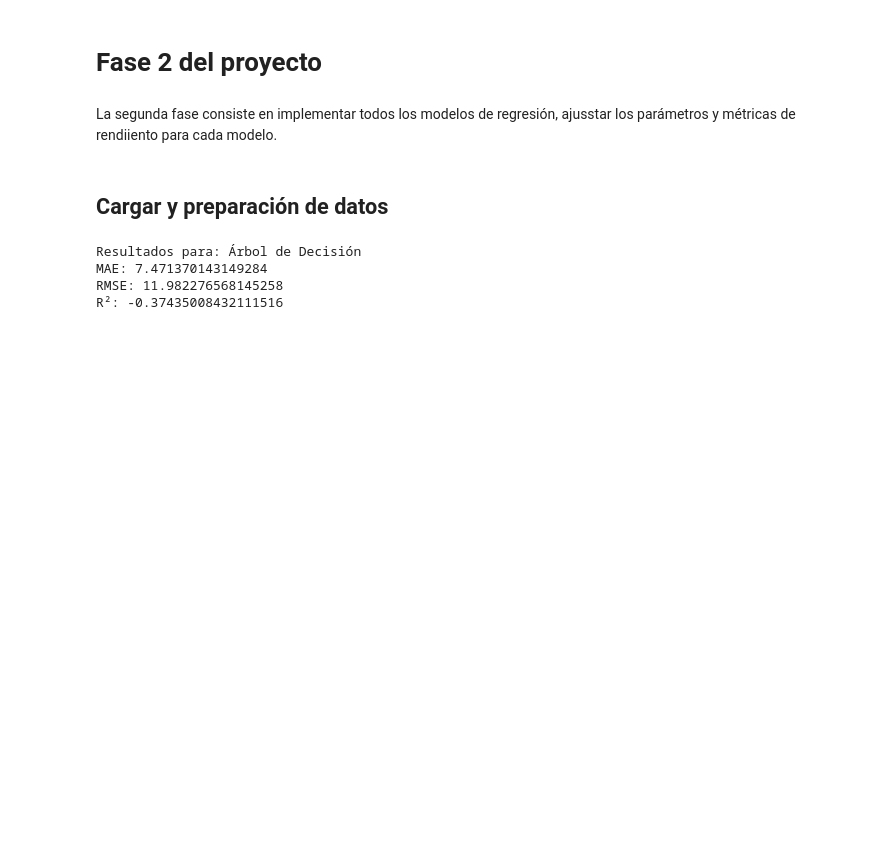
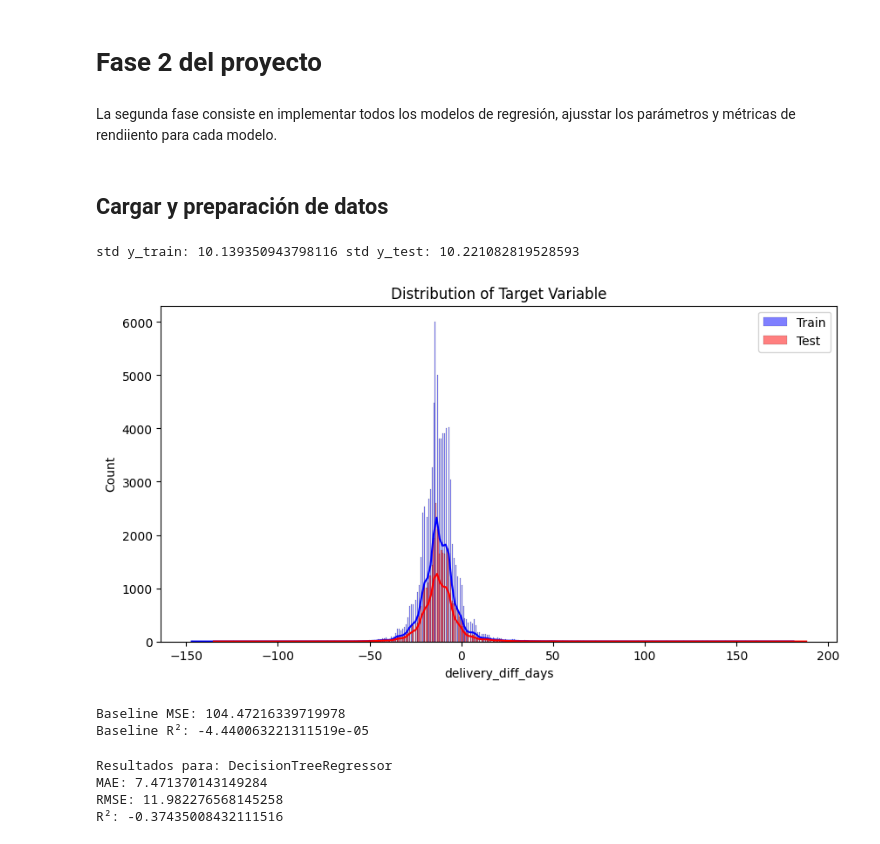
Before and after one commit to tsc221645/CC3074_Proyecto_Final, a Jupyter notebook: semana2/fase2.ipynb, the cells around one changed output. Cells and saved outputs as stored; diff of their text form; code cells hidden in the pictures; blank space fills up the shorter version.

Commit message:
Debugging and graphs
Possible solution: Use classifiers instead of regressors due to low variability between data. Small variation in data gives small r^2

```diff
--- a/semana2/fase2.ipynb
+++ b/semana2/fase2.ipynb
@@ -46,6 +46,20 @@ X_scaled = scaler.fit_transform(X)
 
 # Split
 X_train, X_test, y_train, y_test = train_test_split(X_scaled, y, test_size=0.3, random_state=42)
+print(f"std y_train: {y_train.std()} std y_test: {y_test.std()}")
+# %% [output]
+std y_train: 10.139350943798116 std y_test: 10.221082819528593
+# %%
+import seaborn as sns
+import matplotlib.pyplot as plt
+plt.figure(figsize=(10,5))
+sns.histplot(y_train, kde=True, color='blue', label='Train')
+sns.histplot(y_test, kde=True, color='red', label='Test')
+plt.legend()
+plt.title('Distribución de la variable objetivo')
+plt.show()
+# %% [output]
+[figure, added]
 # %%
 from sklearn.tree import DecisionTreeRegressor
 from sklearn.ensemble import RandomForestRegressor
@@ -54,23 +68,36 @@ from sklearn.metrics import mean_absolute_error, mean_squared_error, r2_score
 
 models = {
     "Árbol de Decisión": DecisionTreeRegressor(random_state=42),
-    "Random Forest": RandomForestRegressor(n_estimators=100, random_state=42),
+    "Random Forest": RandomForestRegressor(n_estimators=50, random_state=42),
     "Regresión Lineal": LinearRegression()
 }
 
-# Entrenar y evaluar
-for name, model in models.items():
-    model.fit(X_train, y_train)
-    y_pred = model.predict(X_test)
+def get_statistics(name: object, y_test, y_pred) -> None:
     mse = mean_squared_error(y_test, y_pred)
     rmse = np.sqrt(mse)
 
-    print(f"\nResultados para: {name}")
+    print(f"\nResultados para: {name.__class__.__qualname__}")
     print("MAE:", mean_absolute_error(y_test, y_pred))
     print("RMSE:", rmse)
     print("R²:", r2_score(y_test, y_pred))
-# %% [output]
-Resultados para: Árbol de Decisión
-MAE: 7.471370143149284
-RMSE: 11.982276568145258
-R²: -0.37435008432111516
+# %%
+# predecir promedio para cada muestra
+y_pred_baseline = np.full(shape=y_test.shape, fill_value=y_train.mean())
+
+# evaluar baseline
+print("Baseline MSE:", mean_squared_error(y_test, y_pred_baseline))
+print("Baseline R²:", r2_score(y_test, y_pred_baseline))
+# %% [output]
+Baseline MSE: 104.47216339719978
+Baseline R²: -4.440063221311519e-05
+# %%
+# evaluar uno por uno para ver errores
+tree_model = models.get("Árbol de Decisión", None)
+tree_model.fit(X_train, y_train) # entrenar
+y_pred_tree = tree_model.predict(X_test) # predecir
+get_statistics(tree_model, y_test=y_test, y_pred=y_pred_tree)
+# %% [output]
+Resultados para: DecisionTreeRegressor
+MAE: 7.471370143149284
+RMSE: 11.982276568145258
+R²: -0.37435008432111516
```
Also changed, not shown: parts of 5 cells of this notebook.
